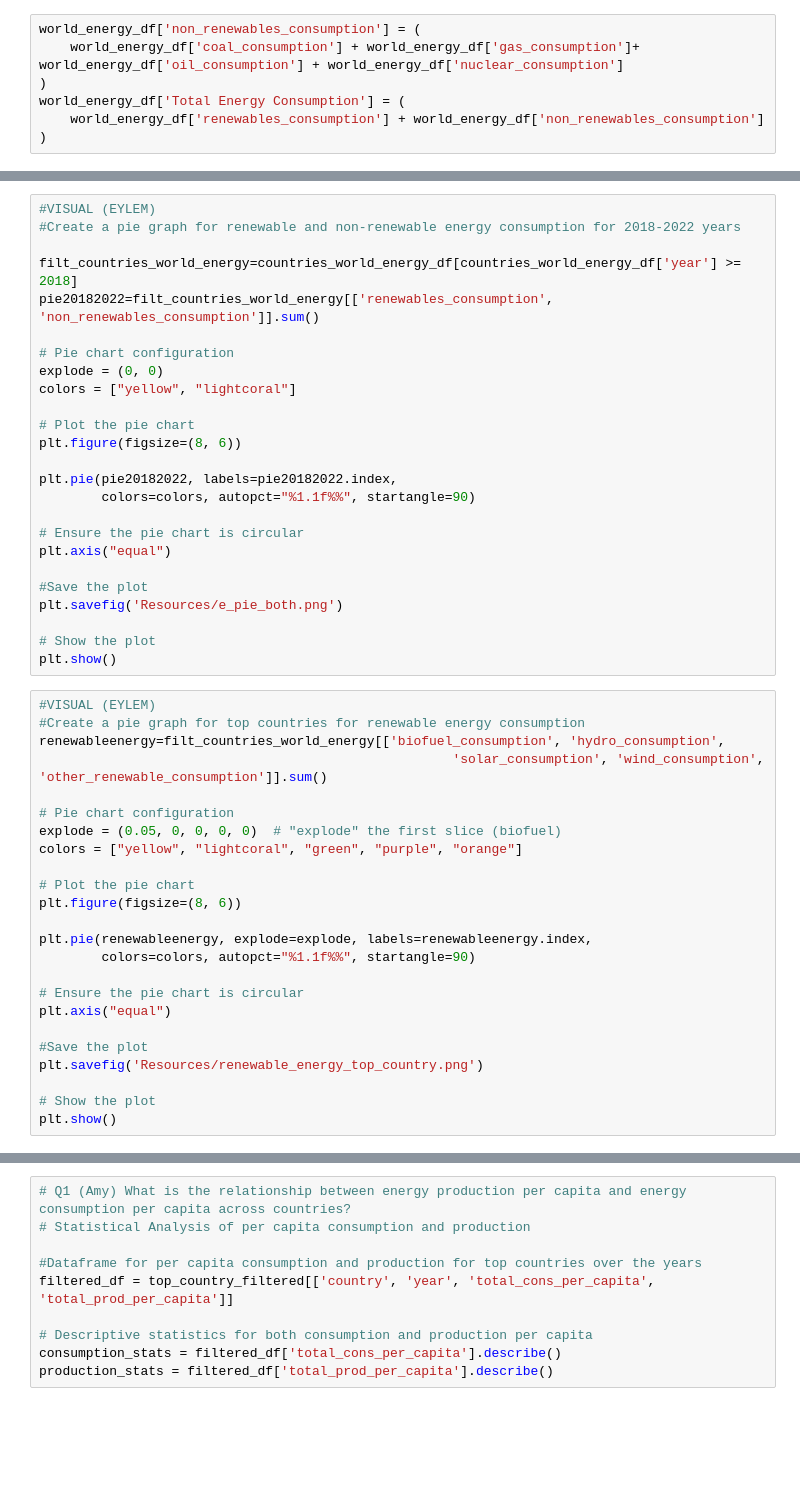
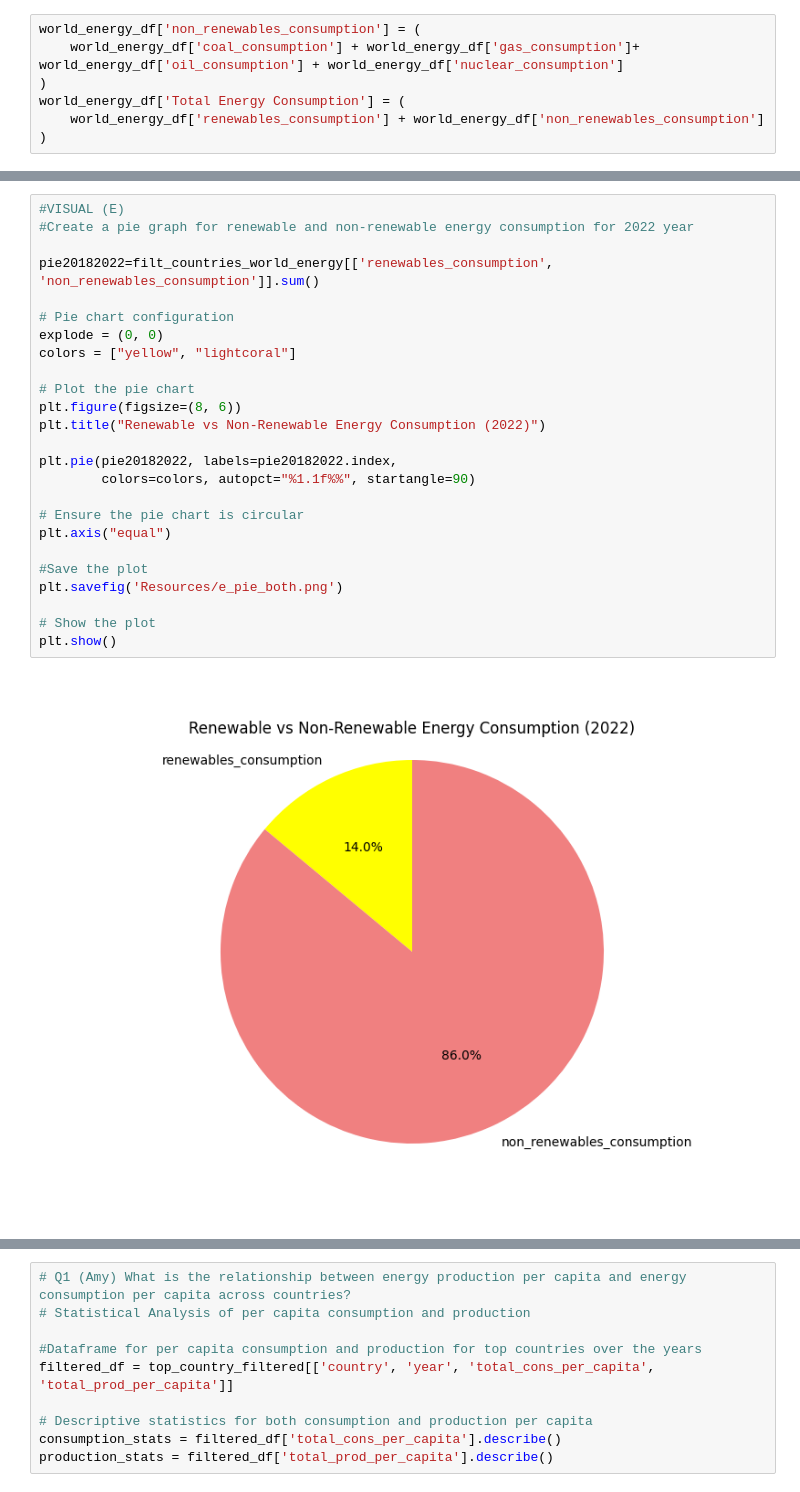
Before and after one commit to skythelimitdt/data_analytics_proj1, a Jupyter notebook: world_energy_consumption.ipynb, the cells around one changed output, grey strips where cells are left out. Saved outputs shown, nothing was run; the diff lists cells and outputs as text; blank space fills up the shorter version.

```diff
--- a/world_energy_consumption.ipynb
+++ b/world_energy_consumption.ipynb
@@ -151,49 +498,27 @@ print(f'Renewable Energy Over Total World Renewable Energy Production: {round(to
 # %%
-#VISUAL (EYLEM)
-#Create a pie graph for renewable and non-renewable energy consumption for 2018-2022 years
+#VISUAL (E)
+#Create a pie graph for renewable and non-renewable energy consumption for 2022 year
 
-filt_countries_world_energy=countries_world_energy_df[countries_world_energy_df['year'] >= 2018]
 pie20182022=filt_countries_world_energy[['renewables_consumption', 'non_renewables_consumption']].sum()
 
 # Pie chart configuration
 explode = (0, 0)
 colors = ["yellow", "lightcoral"]
 
 # Plot the pie chart
 plt.figure(figsize=(8, 6))
+plt.title("Renewable vs Non-Renewable Energy Consumption (2022)")
 
 plt.pie(pie20182022, labels=pie20182022.index,
         colors=colors, autopct="%1.1f%%", startangle=90)
 
 # Ensure the pie chart is circular
 plt.axis("equal")
 
 #Save the plot
 plt.savefig('Resources/e_pie_both.png')
 
 # Show the plot
 plt.show()
+# %% [output]
+[figure, added]
-# %%
-#VISUAL (EYLEM)
-#Create a pie graph for top countries for renewable energy consumption
-renewableenergy=filt_countries_world_energy[['biofuel_consumption', 'hydro_consumption',
-                                                     'solar_consumption', 'wind_consumption', 'other_renewable_consumption']].sum()
-
-# Pie chart configuration
-explode = (0.05, 0, 0, 0, 0)  # "explode" the first slice (biofuel)
-colors = ["yellow", "lightcoral", "green", "purple", "orange"]
-
-# Plot the pie chart
-plt.figure(figsize=(8, 6))
-
-plt.pie(renewableenergy, explode=explode, labels=renewableenergy.index,
-        colors=colors, autopct="%1.1f%%", startangle=90)
-
-# Ensure the pie chart is circular
-plt.axis("equal")
-
-#Save the plot
-plt.savefig('Resources/renewable_energy_top_country.png')
-
-# Show the plot
-plt.show()
```
Also changed, not shown: parts of 51 cells of this notebook, 7 other files.
